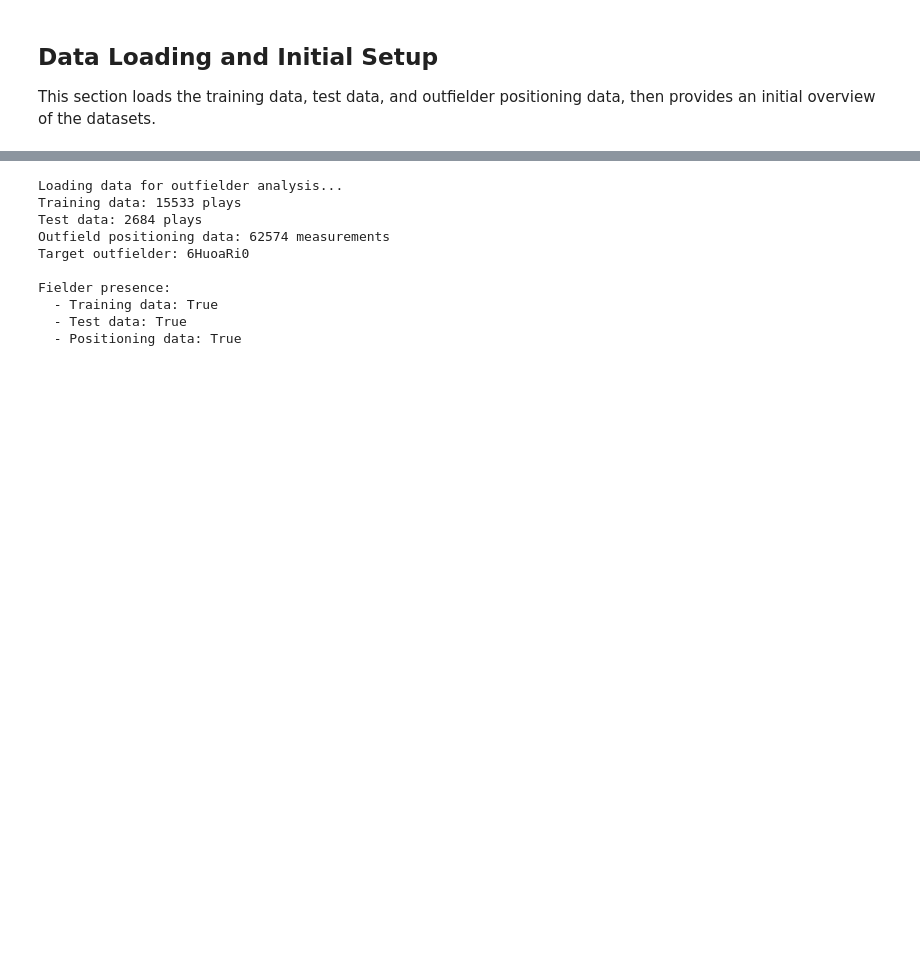
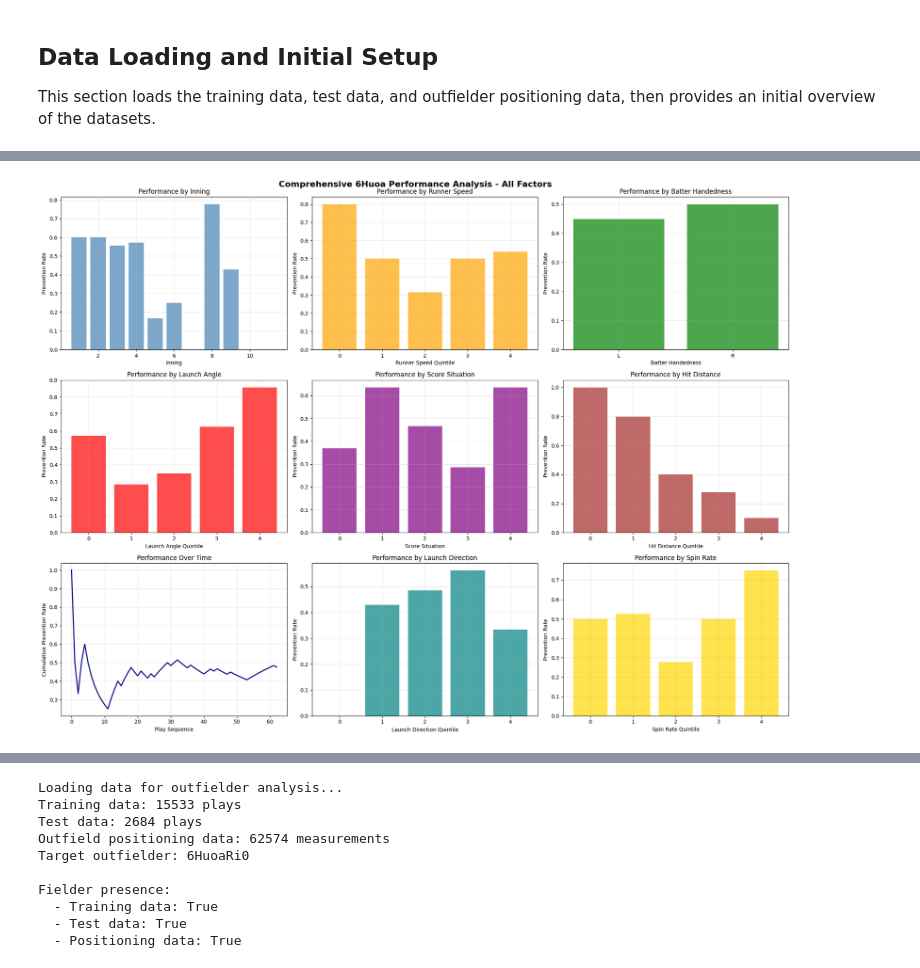
Before and after one commit to caleblee24/MarinersProject, a Jupyter notebook: Problem_2/Outfielder_Performance_Analysis.ipynb, the cells around one changed output, grey strips where cells are left out. Drawn from its saved outputs; the diff is of its cells as text; code cells hidden in the pictures; blank space fills up the shorter version.

```diff
--- a/Problem 2/Outfielder_Performance_Analysis.ipynb
+++ b/Problem_2/Outfielder_Performance_Analysis.ipynb
@@ -39,0 +82,18 @@ print("✓ Libraries imported successfully")
+# %%
+# Run comprehensive analysis
+print("=== COMPREHENSIVE ANALYSIS - ALL FACTORS ===")
+print("Running complete analysis incorporating all 8 factors...")
+
+# Initialize enhanced analyzer
+analyzer = OutfielderAnalysis()
+
+# Run comprehensive analysis
+try:
+    results = analyzer.run_comprehensive_analysis()
+    print(f"\nANALYSIS COMPLETE!")
+    print(f"Analyzed all 8 factors: positioning, game situation, runner characteristics,")
+    print(f"advanced ball tracking, handedness effects, temporal trends, score situations,")
+    print(f"and fielder characteristics.")
+except Exception as e:
+    print(f"Error: {e}")
+    print("Please check that all required libraries are installed and data files are accessible.")
@@ -39,0 +114,57 @@ print("✓ Libraries imported successfully")
+# %%
+# Simple data loading test and analysis
+print("=== DATA LOADING TEST ===")
+import os
+print(f"Current directory: {os.getcwd()}")
+
+# Check for data files
+data_locations = [
+    'Data/train_data.csv',
+    '../Data/train_data.csv',
+    '../../Data/train_data.csv'
+]
+
+found_data = False
+for location in data_locations:
+    if os.path.exists(location):
+        print(f"Found data at: {location}")
+        found_data = True
+        break
+
+if not found_data:
+    print("Data files not found in expected locations")
+    print("Please ensure data files are in Data/ directory relative to notebook")
+
+print("\n=== TESTING DATA LOADING ===")
+
+# Initialize analyzer
+analyzer = OutfielderAnalysis()
+
+# Test data loading first
+try:
+    analyzer.load_data()
+    print("Data loading successful!")
+    print(f"Training data shape: {analyzer.train_df.shape}")
+    print(f"Training data columns: {list(analyzer.train_df.columns)}")
+
+    # Check if target fielder exists
+    if analyzer.target_fielder in analyzer.train_df['fielder_id'].values:
+        print(f"Target fielder {analyzer.target_fielder} found in data")
+    else:
+        print(f"Target fielder {analyzer.target_fielder} not found in data")
+        print(f"Available fielder IDs: {analyzer.train_df['fielder_id'].unique()[:10]}")
+
+except Exception as e:
+    print(f"Data loading failed: {e}")
+    print("This may be due to data file location issues.")
+
+print("\n=== RUNNING ANALYSIS ===")
+
+# Run analysis with error handling
+try:
+    results = analyzer.run_comprehensive_analysis()
+    print(f"\nANALYSIS COMPLETE!")
+except Exception as e:
+    print(f"Error: {e}")
+    print("This may be due to data file location issues.")
+# %% [output]
@@ -39,0 +188 @@ print("✓ Libraries imported successfully")
+[figure, added]
```
Also changed, not shown: parts of 6 cells of this notebook, 19 other files.
